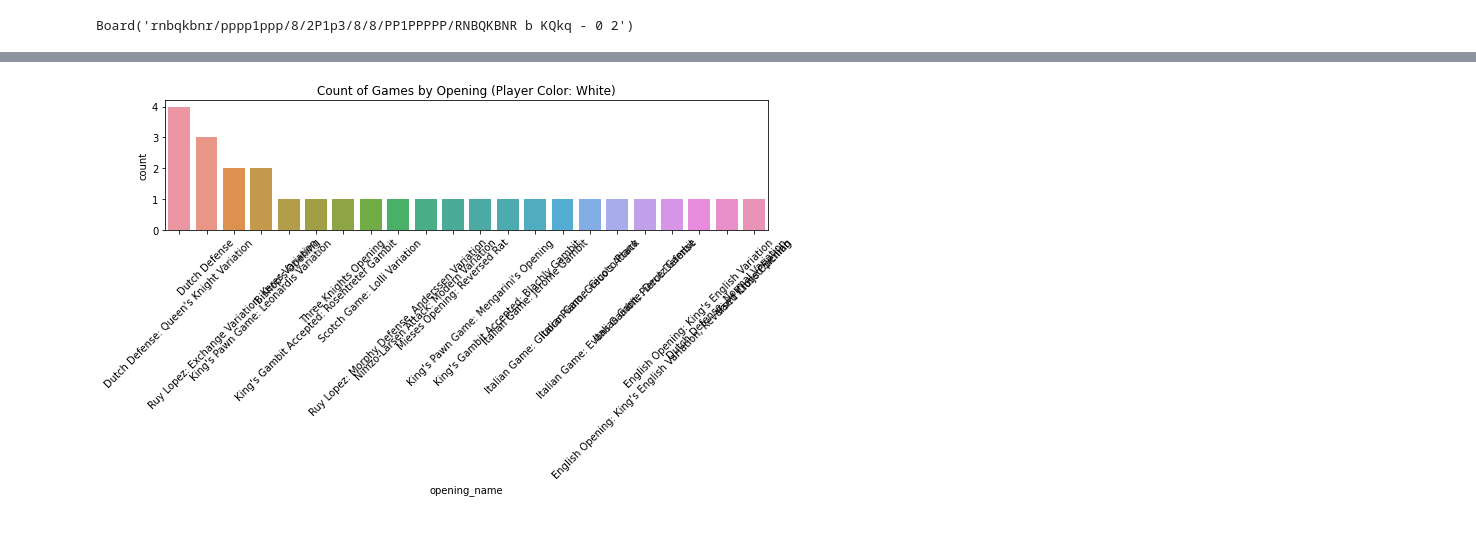
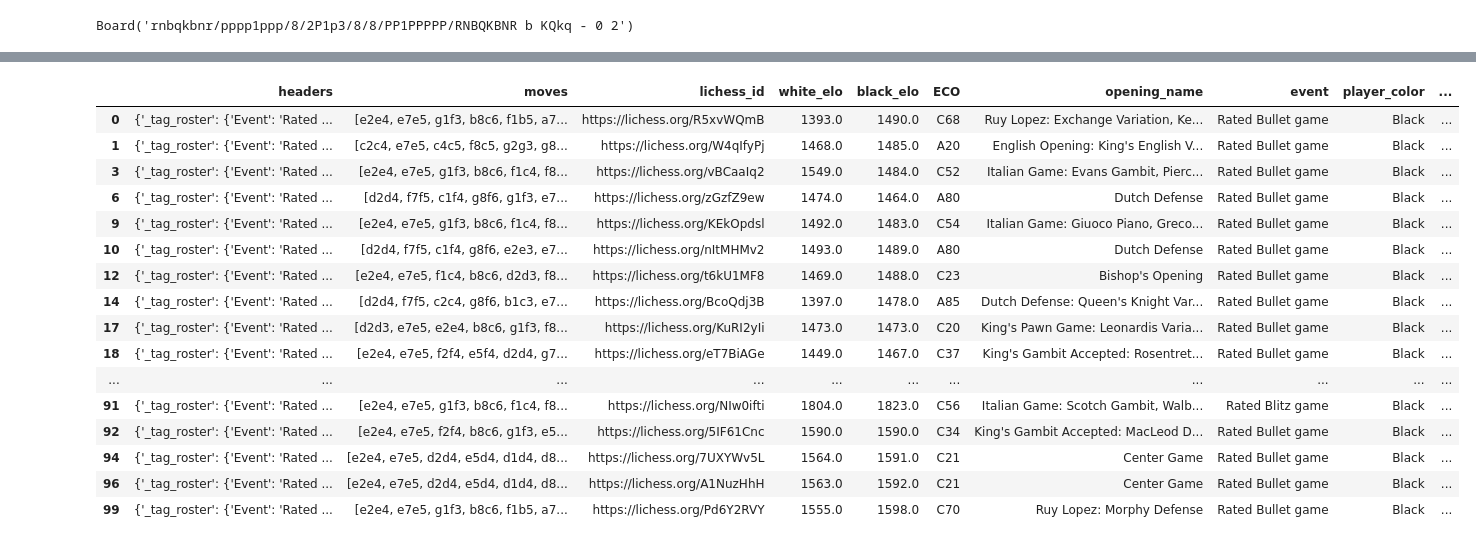
Before and after one commit to aobermuhlner/BigData_Chess_Project, a Jupyter notebook: notebooks/Analyzer.ipynb, the cells around one changed output, grey strips where cells are left out. Drawn from its saved outputs; the diff is of its cells as text; code cells hidden in the pictures.

```diff
--- a/notebooks/Analyzer.ipynb
+++ b/notebooks/Analyzer.ipynb
@@ -234,19 +188,28 @@ games[0:58][games['player_color'] == "Black"]
 # %%
-games59 = games[0:59][games['player_color'] == "Black"]
-agg_color_opening = games59.groupby(['player_color', 'opening_name']).size().reset_index(name='count')
-agg_color_opening_score = games59.groupby(['opening_name', 'score']).size().reset_index(name='count')
+games_white = games[0:100][games['player_color'] == "White"]
+agg_color_opening = games_white.groupby(['player_color', 'opening_name']).size().reset_index(name='count')
+agg_color_opening_score = games_white.groupby(['opening_name', 'score']).size().reset_index(name='count')
+
+games_black = games[0:100][games['player_color'] == "Black"]
+agg_color_opening = games_black.groupby(['player_color', 'opening_name']).size().reset_index(name='count')
+agg_color_opening_score = games_black.groupby(['opening_name', 'score']).size().reset_index(name='count')
-# %%
-import seaborn as sns
-import matplotlib.pyplot as plt
-
-# Calculate the counts and sort by count for games59
-opening_order = games59.groupby('opening_name').size().sort_values(ascending=False).index.tolist()
-
-plt.figure(figsize=(10, 6))
-sns.countplot(x='opening_name', data=games59, order=opening_order)
-plt.title('Count of Games by Opening (Player Color: White)')
-plt.xticks(rotation=45)
-plt.tight_layout()
-plt.show()
-# %% [output]
-[figure, removed]
+# %%
+games_black
+# %% [output]
+|  | headers | moves | lichess_id | white_elo | black_elo | ECO | opening_name | event | player_color | ... |
+| 0 | {'_tag_roster': {'Event': 'Rated ... | [e2e4, e7e5, g1f3, b8c6, f1b5, a7... | https://lichess.org/R5xvWQmB | 1393.0 | 1490.0 | C68 | Ruy Lopez: Exchange Variation, Ke... | Rated Bullet game | Black | ... |
+| 1 | {'_tag_roster': {'Event': 'Rated ... | [c2c4, e7e5, c4c5, f8c5, g2g3, g8... | https://lichess.org/W4qIfyPj | 1468.0 | 1485.0 | A20 | English Opening: King's English V... | Rated Bullet game | Black | ... |
+| 3 | {'_tag_roster': {'Event': 'Rated ... | [e2e4, e7e5, g1f3, b8c6, f1c4, f8... | https://lichess.org/vBCaaIq2 | 1549.0 | 1484.0 | C52 | Italian Game: Evans Gambit, Pierc... | Rated Bullet game | Black | ... |
+| 6 | {'_tag_roster': {'Event': 'Rated ... | [d2d4, f7f5, c1f4, g8f6, g1f3, e7... | https://lichess.org/zGzfZ9ew | 1474.0 | 1464.0 | A80 | Dutch Defense | Rated Bullet game | Black | ... |
+| 9 | {'_tag_roster': {'Event': 'Rated ... | [e2e4, e7e5, g1f3, b8c6, f1c4, f8... | https://lichess.org/KEkOpdsl | 1492.0 | 1483.0 | C54 | Italian Game: Giuoco Piano, Greco... | Rated Bullet game | Black | ... |
+| 10 | {'_tag_roster': {'Event': 'Rated ... | [d2d4, f7f5, c1f4, g8f6, e2e3, e7... | https://lichess.org/nItMHMv2 | 1493.0 | 1489.0 | A80 | Dutch Defense | Rated Bullet game | Black | ... |
+| 12 | {'_tag_roster': {'Event': 'Rated ... | [e2e4, e7e5, f1c4, b8c6, d2d3, f8... | https://lichess.org/t6kU1MF8 | 1469.0 | 1488.0 | C23 | Bishop's Opening | Rated Bullet game | Black | ... |
+| 14 | {'_tag_roster': {'Event': 'Rated ... | [d2d4, f7f5, c2c4, g8f6, b1c3, e7... | https://lichess.org/BcoQdj3B | 1397.0 | 1478.0 | A85 | Dutch Defense: Queen's Knight Var... | Rated Bullet game | Black | ... |
+| 17 | {'_tag_roster': {'Event': 'Rated ... | [d2d3, e7e5, e2e4, b8c6, g1f3, f8... | https://lichess.org/KuRI2yIi | 1473.0 | 1473.0 | C20 | King's Pawn Game: Leonardis Varia... | Rated Bullet game | Black | ... |
+| 18 | {'_tag_roster': {'Event': 'Rated ... | [e2e4, e7e5, f2f4, e5f4, d2d4, g7... | https://lichess.org/eT7BiAGe | 1449.0 | 1467.0 | C37 | King's Gambit Accepted: Rosentret... | Rated Bullet game | Black | ... |
+| ... | ... | ... | ... | ... | ... | ... | ... | ... | ... | ... |
+| 91 | {'_tag_roster': {'Event': 'Rated ... | [e2e4, e7e5, g1f3, b8c6, f1c4, f8... | https://lichess.org/NIw0ifti | 1804.0 | 1823.0 | C56 | Italian Game: Scotch Gambit, Walb... | Rated Blitz game | Black | ... |
+| 92 | {'_tag_roster': {'Event': 'Rated ... | [e2e4, e7e5, f2f4, b8c6, g1f3, e5... | https://lichess.org/5IF61Cnc | 1590.0 | 1590.0 | C34 | King's Gambit Accepted: MacLeod D... | Rated Bullet game | Black | ... |
+| 94 | {'_tag_roster': {'Event': 'Rated ... | [e2e4, e7e5, d2d4, e5d4, d1d4, d8... | https://lichess.org/7UXYWv5L | 1564.0 | 1591.0 | C21 | Center Game | Rated Bullet game | Black | ... |
+| 96 | {'_tag_roster': {'Event': 'Rated ... | [e2e4, e7e5, d2d4, e5d4, d1d4, d8... | https://lichess.org/A1NuzHhH | 1563.0 | 1592.0 | C21 | Center Game | Rated Bullet game | Black | ... |
+| 99 | {'_tag_roster': {'Event': 'Rated ... | [e2e4, e7e5, g1f3, b8c6, f1b5, a7... | https://lichess.org/Pd6Y2RVY | 1555.0 | 1598.0 | C70 | Ruy Lopez: Morphy Defense | Rated Bullet game | Black | ... |
```
Also changed, not shown: parts of 11 cells of this notebook, 2 other files.
